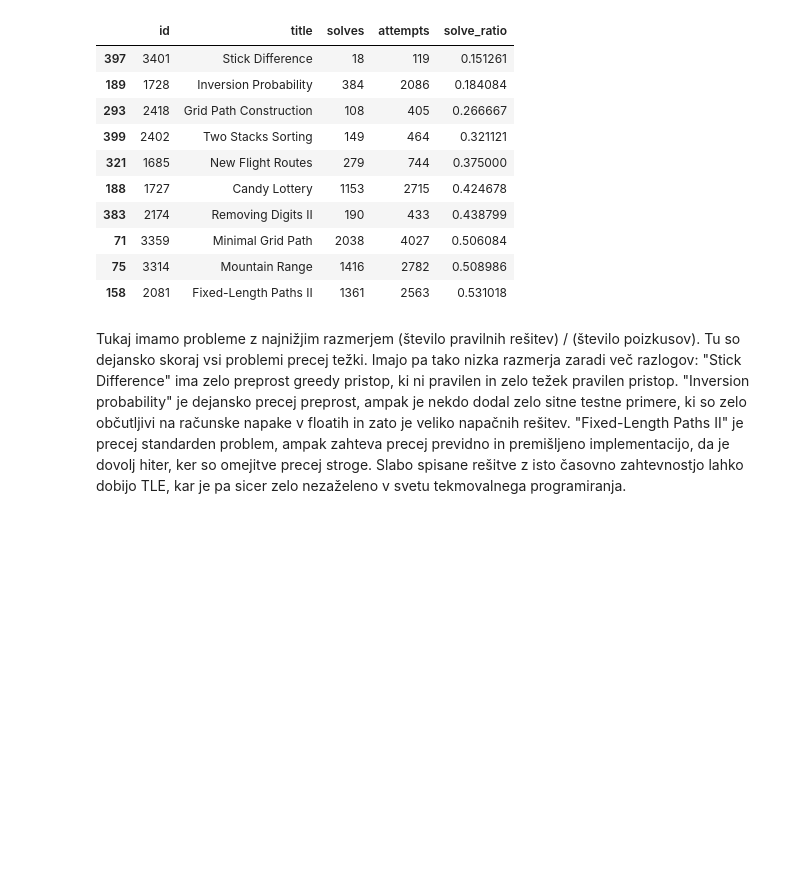
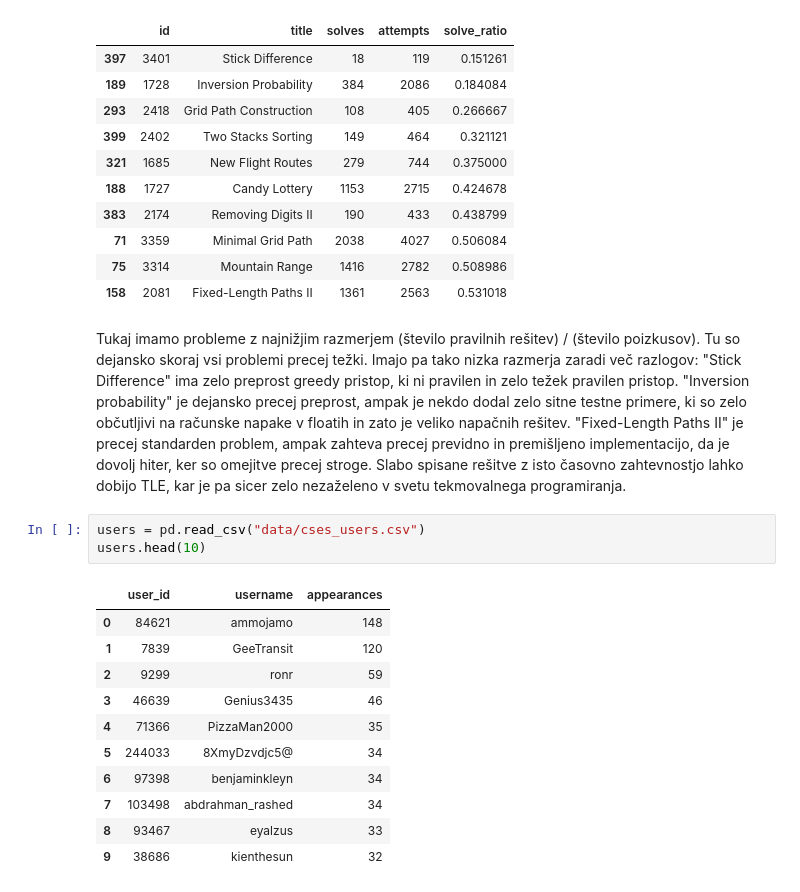
Before and after one commit to Zorz42/uvp-projektna, a Jupyter notebook: notebook.ipynb, the cells around one changed output. Saved outputs shown, nothing was run; the diff lists cells and outputs as text; blank space fills up the shorter version.

```diff
--- a/notebook.ipynb
+++ b/notebook.ipynb
@@ -127,3 +127,18 @@ sorted_df.head(10)
 | 158 | 2081 | Fixed-Length Paths II | 1361 | 2563 | 0.531018 |
 # %% [markdown]
 Tukaj imamo probleme z najnižjim razmerjem (število pravilnih rešitev) / (število poizkusov). Tu so dejansko skoraj vsi problemi precej težki. Imajo pa tako nizka razmerja zaradi več razlogov: "Stick Difference" ima zelo preprost greedy pristop, ki ni pravilen in zelo težek pravilen pristop. "Inversion probability" je dejansko precej preprost, ampak je nekdo dodal zelo sitne testne primere, ki so zelo občutljivi na računske napake v floatih in zato je veliko napačnih rešitev. "Fixed-Length Paths II" je precej standarden problem, ampak zahteva precej previdno in premišljeno implementacijo, da je dovolj hiter, ker so omejitve precej stroge. Slabo spisane rešitve z isto časovno zahtevnostjo lahko dobijo TLE, kar je pa sicer zelo nezaželeno v svetu tekmovalnega programiranja.
+# %%
+users = pd.read_csv("data/cses_users.csv")
+users.head(10)
+# %% [output]
+|  | user_id | username | appearances |
+| 0 | 84621 | ammojamo | 148 |
+| 1 | 7839 | GeeTransit | 120 |
+| 2 | 9299 | ronr | 59 |
+| 3 | 46639 | Genius3435 | 46 |
+| 4 | 71366 | PizzaMan2000 | 35 |
+| 5 | 244033 | 8XmyDzvdjc5@ | 34 |
+| 6 | 97398 | benjaminkleyn | 34 |
+| 7 | 103498 | abdrahman_rashed | 34 |
+| 8 | 93467 | eyalzus | 33 |
+| 9 | 38686 | kienthesun | 32 |
```
Also changed, not shown: parts of 3 cells of this notebook, 2 other files.
